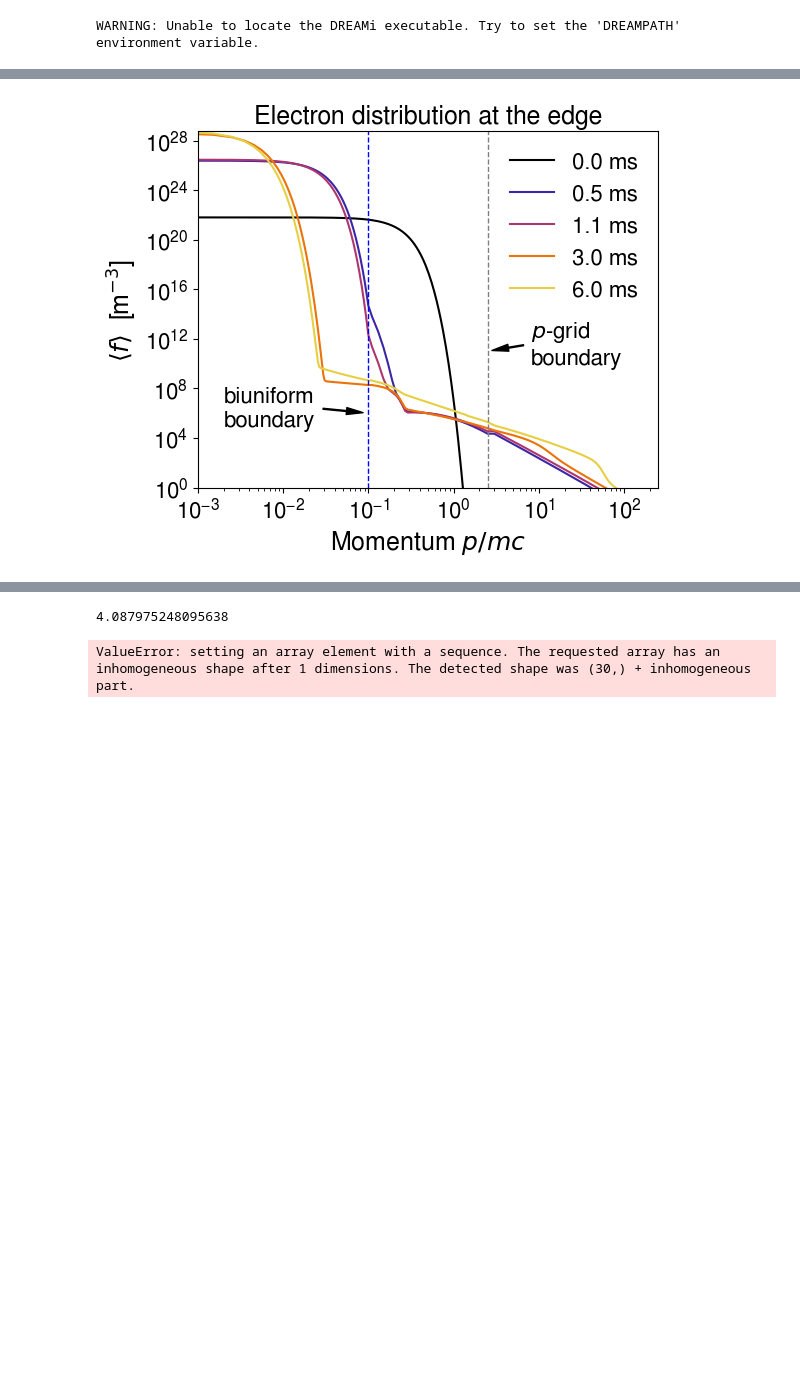
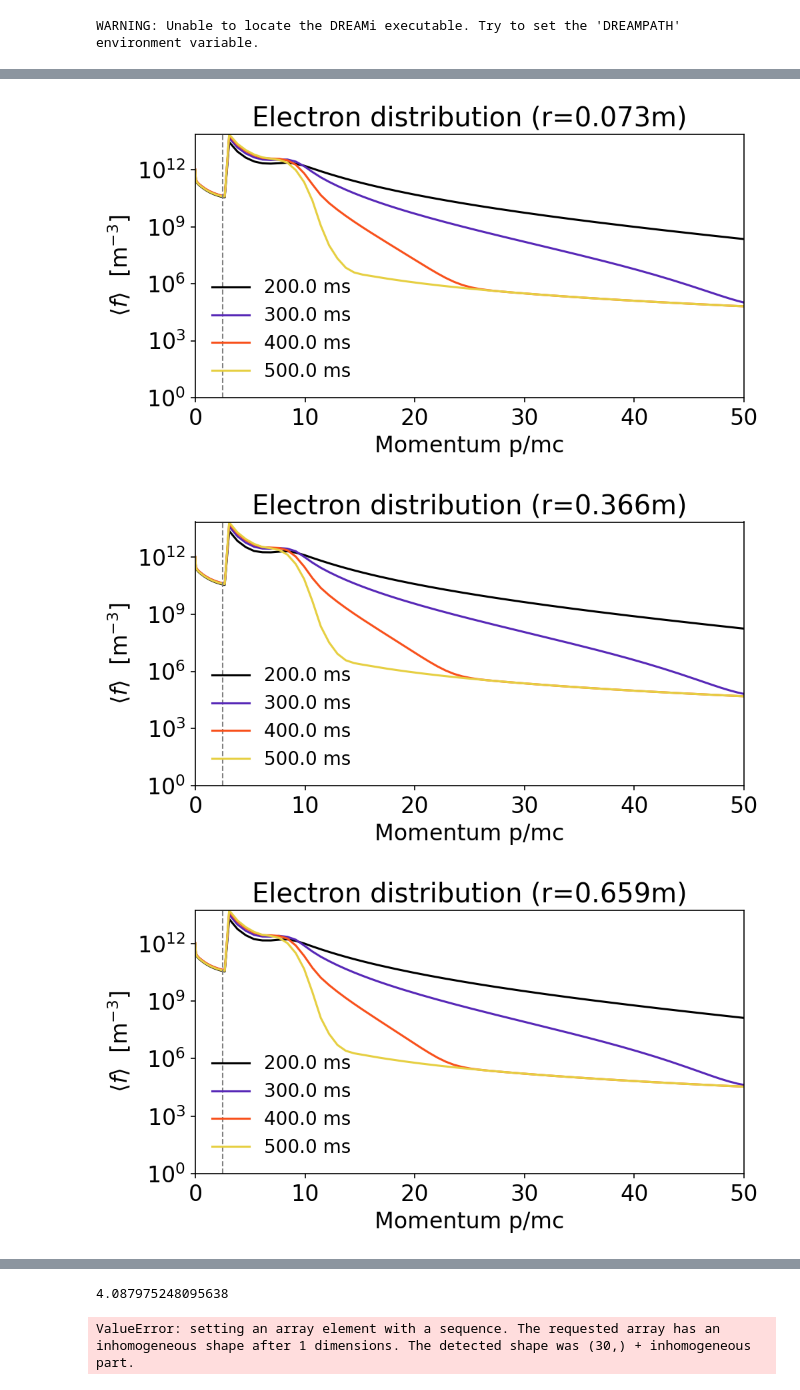
Before and after one commit to leferi99/CDO-plotting, a Jupyter notebook: EN.ipynb, the cells around one changed output, grey strips where cells are left out. Cells and saved outputs as stored; diff of their text form; code cells hidden in the pictures; blank space fills up the shorter version.

```diff
--- a/EN.ipynb
+++ b/EN.ipynb
@@ -298,10 +298,12 @@ def calculate_index_array(timegrid, array):
 # %% [output]
 WARNING: Unable to locate the DREAMi executable. Try to set the 'DREAMPATH' environment variable.
 # %%
-parentfolder = "C:/Users/leferi/Documents/Egyetem/RE Projekt/Current/Data/"
-folder = parentfolder + "Fully_kinetic/fk3_cylindrical/"
+# parentfolder = "C:/Users/leferi/Documents/Egyetem/RE Projekt/Current/Data/"
+# folder = parentfolder + "Avalanche_tests/fk3_cylindrical/"
+# folder = "C:/Users/leferi/Documents/Egyetem/RE Projekt/Current/Data/MSc/supT_24dec/"
+folder = "C:/Users/leferi/Documents/Egyetem/RE Projekt/Current/Data/TDK/ndc3_1000/"
 # "C:/Users/leferi/Documents/Egyetem/RE Projekt/Current/Data/VDE/lessCompton/output_4_.h5"
-# folder = parentfolder + "Avalanche_tests/fluid_H_ava/"
+# folder = parentfolder + "Avalanche_tests/fk6/"
 # folder = parentfolder + "Avalanche_tests/fully_kinetic_test_transport_on/"
 # folder = parentfolder + "TDK/ref_VDE_8ms_10cm_6e24rec_diff1000/"
 plt.close('all')
@@ -370,12 +371,12 @@ plt.show()
 # %%
 # times list in milliseconds
 # times = [1, 10, 20, 50, 100, 150, 300, 450, 600]
-# times = [1, 10, 20, 50, 100, 200, 300, 400, 500]
+times = [1, 10, 20, 50, 100, 200, 300, 400, 500]
 # times = [1, 10, 100, 500, 1000, 1100, 1200, 1300, 1400]
 # times = [1, 5, 10, 20, 30, 50]
 # times = [1, 5, 10, 20, 30, 50, 75, 100, 150]
 # times = range(10, 100, 10)
-times = [0, 0.3, 1, 3, 6]
+# times = [0, 0.5, 1, 2, 4, 8, 12, 16, 20]
 times2 = times
 # times2 = [50, 100, 150, 200, 300, 400, 500, 600]
 # times2 = [800, 900, 1000, 1100, 1200, 1300, 1400]
@@ -418,5 +419,5 @@ plt.show()
 # %%
-deuttimes = [1, 2, 3, 5, 10, 20, 50]  # Teljes deut sűrűség 1D line
+deuttimes = times  # Teljes deut sűrűség 1D line
 indices = calculate_index_array(timegrid=concat.timegrid_ms, array=deuttimes)
 # indices = calculate_index_array(timegrid=concat.timegrid_ms, array=times)
 ccolors = plt.cm.inferno(np.linspace(0.9, 0, len(indices)))
@@ -472,3 +473,5 @@ if concat.density_Ar.size > 0:
     argon = True
 else:
     argon = False
+
+distributions = True
@@ -995,36 +1025,40 @@ if figures:
     plt.close()
 # %%
 import DREAM
-indices = calculate_index_array(timegrid=concat.timegrid_ms, array=[0, 0.5, 1.1, 3, 6])
+indices = calculate_index_array(timegrid=concat.timegrid_ms, array=times)[5:]
 gerimap = DREAM.GeriMap.get()
 ccolors = gerimap(np.linspace(0, 0.8, len(indices)))
-cell = 16
 xdata = concat.full_momentumgrid
-ydata = concat.f_full_avg[:, cell]
-fig, ax = plt.subplots(1, 1)  #, figsize=[7,4])
+pmax = 50
 
-for j, i in enumerate(indices):
-    ax.plot(xdata, ydata[i], label='{0:.1f}'.format(np.round(concat.timegrid_ms[i], 1))+" ms", c=ccolors[j])
+for cell_ in range(10):
+    cell = int(cell_*2)
+    ydata = concat.f_full_avg[:, cell]
+    fig, ax = plt.subplots(1, 1, figsize=[7,4])
 
-ax.axvline(2.5, ls="--", lw=1, color="grey")
-ax.axvline(0.1, ls="--", lw=1, color="blue")
-ax.set_ylabel(r'$\langle f \rangle$  [m$^{-3}$]')
-ax.set_xlabel('Momentum $\it{p/mc}$')
-ax.tick_params('x', labelbottom=True)
-arrowdict = dict(facecolor='black', shrink=0.1, width=0.7, headwidth=5)
-ax.annotate("$\it{p}$-grid\nboundary", [2.5, 1e11], xytext=[8, 1e10], xycoords='data', arrowprops=arrowdict)
-ax.annotate("biuniform\nboundary", [0.1, 1e6], xytext=[2e-3, 1e5], xycoords='data', arrowprops=arrowdict)
+    for j, i in enumerate(indices):
+        ax.plot(xdata, ydata[i], label='{0:.1f}'.format(np.round(concat.timegrid_ms[i], 1))+" ms", c=ccolors[j])
 
-# plt.ylim(1e11, 1e14)
-plt.ylim(1, None)
-plt.xlim(1e-3, 250)
-ax.set_yscale("log")
-plt.legend(frameon=False)
-plt.title("Electron distribution at the edge")  # (r={:.3f}m)".format(concat.radialgrid[cell]))
-plt.yscale("log")
-plt.xscale("log")
-plt.savefig("FK to Mathias/fk_cylindrical_6ms_edge.pdf", format="pdf")
-plt.show()
-# print(concat.radialgrid_edges[-1])
+    ax.axvline(2.5, ls="--", lw=1, color="grey")
+    # ax.axvline(0.1, ls="--", lw=1, color="blue")
+    ax.set_ylabel(r'$\langle f \rangle$  [m$^{-3}$]')
+    ax.set_xlabel('Momentum p/mc')
+    ax.tick_params('x', labelbottom=True)
+    arrowdict = dict(facecolor='black', shrink=0.1, width=0.7, headwidth=5)
+    # ax.annotate("$\it{p}$-grid\nboundary", [2.5, 1e11], xytext=[8, 1e10], xycoords='data', arrowprops=arrowdict)
+    # ax.annotate("biuniform\nboundary", [0.1, 1e6], xytext=[2e-3, 1e5], xycoords='data', arrowprops=arrowdict)
+
+    # plt.ylim(1e11, 1e14)
+    plt.ylim(1, None)
+    plt.xlim(0, pmax)
+    plt.legend(frameon=False, ncols=1, fontsize="small")
+    plt.title("Electron distribution (r={:.3f}m)".format(concat.radialgrid[cell]))
+    plt.yscale("log")
+    #plt.xscale("log")
+    plt.savefig("FK to Mathias/fk_cylindrical_6ms_edge.pdf", format="pdf")
+    plt.show()
+    # print(concat.radialgrid_edges[-1])
 # %% [output]
-[figure, old version]
+[figure, new version]
+[figure, added]
+[figure, added]
```
Also changed, not shown: parts of 9 cells of this notebook, 5 other files.
